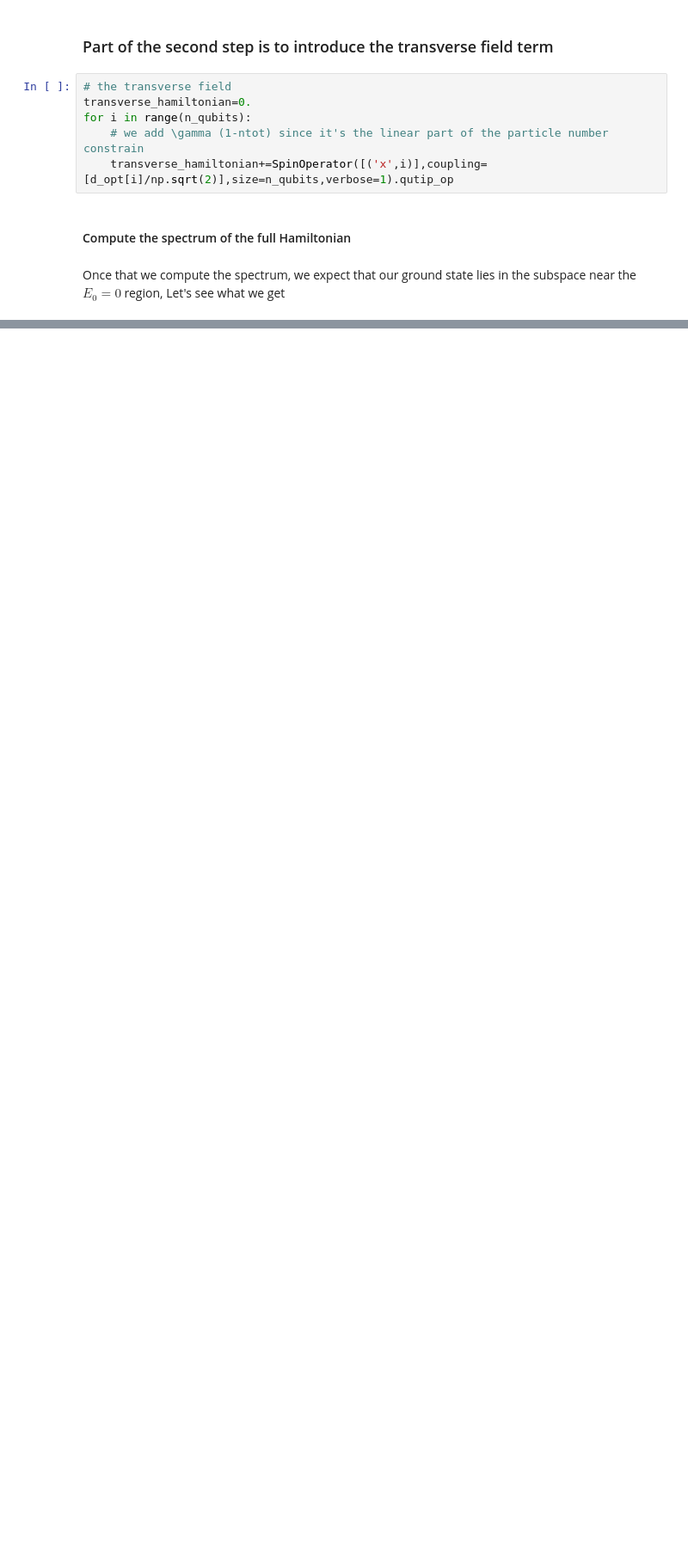
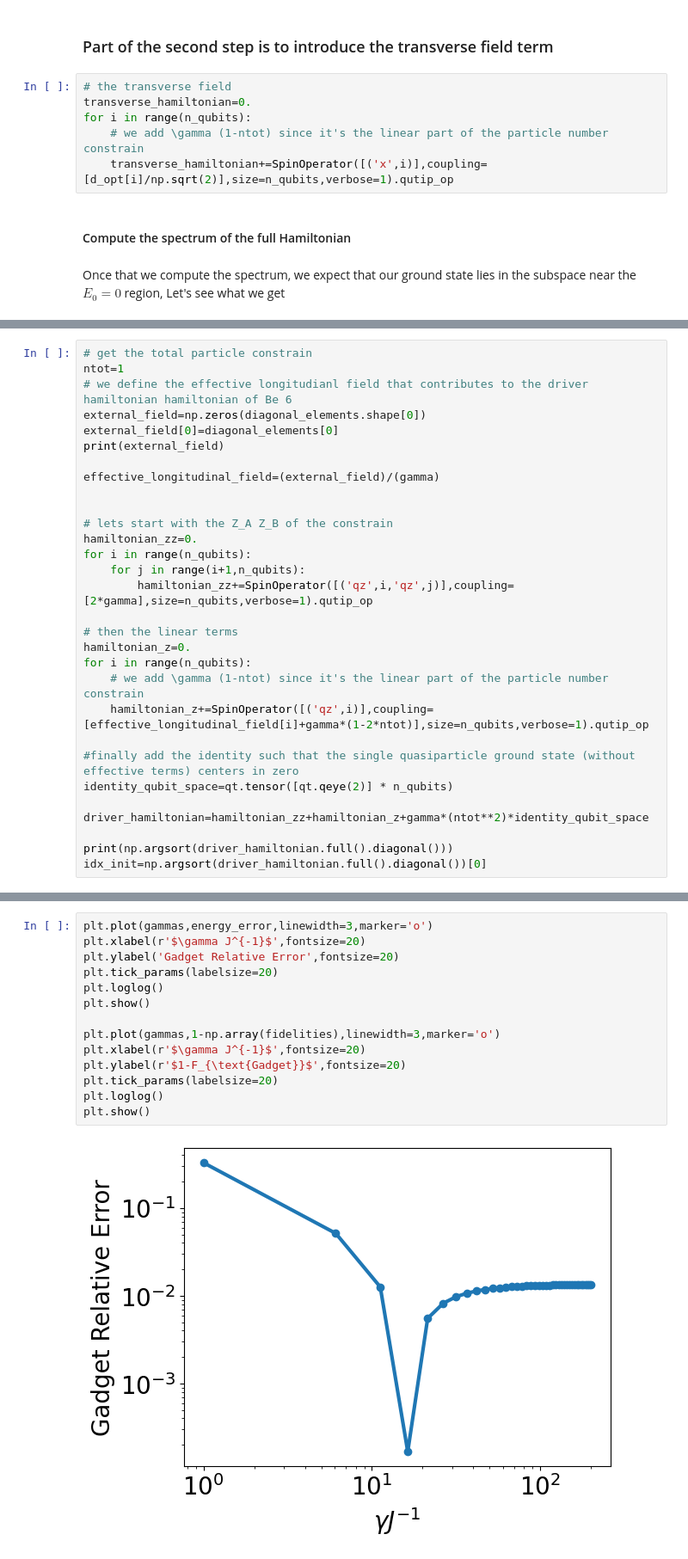
Before and after one commit to emacosta95/Gadget4NSMForQuantumSimulators, a Jupyter notebook: GadgetO18.ipynb, the cells around one changed output, grey strips where cells are left out. Shown at 86% size. Cells and saved outputs as stored; diff of their text form; blank space fills up the shorter version.

```diff
--- a/GadgetO18.ipynb
+++ b/GadgetO18.ipynb
@@ -411,0 +439,30 @@ print(fidelity(eigenstates[0], eigenstates_nsm[idx]))
+# %%
+# get the total particle constrain
+ntot=1
+# we define the effective longitudianl field that contributes to the driver hamiltonian hamiltonian of Be 6
+external_field=np.zeros(diagonal_elements.shape[0])
+external_field[0]=diagonal_elements[0]
+print(external_field)
+
+effective_longitudinal_field=(external_field)/(gamma)
+
+
+# lets start with the Z_A Z_B of the constrain
+hamiltonian_zz=0.
+for i in range(n_qubits):
+    for j in range(i+1,n_qubits):
+        hamiltonian_zz+=SpinOperator([('qz',i,'qz',j)],coupling=[2*gamma],size=n_qubits,verbose=1).qutip_op
+
+# then the linear terms
+hamiltonian_z=0.
+for i in range(n_qubits):
+    # we add \gamma (1-ntot) since it's the linear part of the particle number constrain
+    hamiltonian_z+=SpinOperator([('qz',i)],coupling=[effective_longitudinal_field[i]+gamma*(1-2*ntot)],size=n_qubits,verbose=1).qutip_op
+
+#finally add the identity such that the single quasiparticle ground state (without effective terms) centers in zero
+identity_qubit_space=qt.tensor([qt.qeye(2)] * n_qubits)
+
+driver_hamiltonian=hamiltonian_zz+hamiltonian_z+gamma*(ntot**2)*identity_qubit_space
+
+print(np.argsort(driver_hamiltonian.full().diagonal()))
+idx_init=np.argsort(driver_hamiltonian.full().diagonal())[0]
@@ -411,0 +618,16 @@ print(fidelity(eigenstates[0], eigenstates_nsm[idx]))
+# %%
+plt.plot(gammas,energy_error,linewidth=3,marker='o')
+plt.xlabel(r'$\gamma J^{-1}$',fontsize=20)
+plt.ylabel('Gadget Relative Error',fontsize=20)
+plt.tick_params(labelsize=20)
+plt.loglog()
+plt.show()
+
+plt.plot(gammas,1-np.array(fidelities),linewidth=3,marker='o')
+plt.xlabel(r'$\gamma J^{-1}$',fontsize=20)
+plt.ylabel(r'$1-F_{\text{Gadget}}$',fontsize=20)
+plt.tick_params(labelsize=20)
+plt.loglog()
+plt.show()
+# %% [output]
+[figure, added]
```
Also changed, not shown: parts of 29 cells of this notebook, 6 other files.
